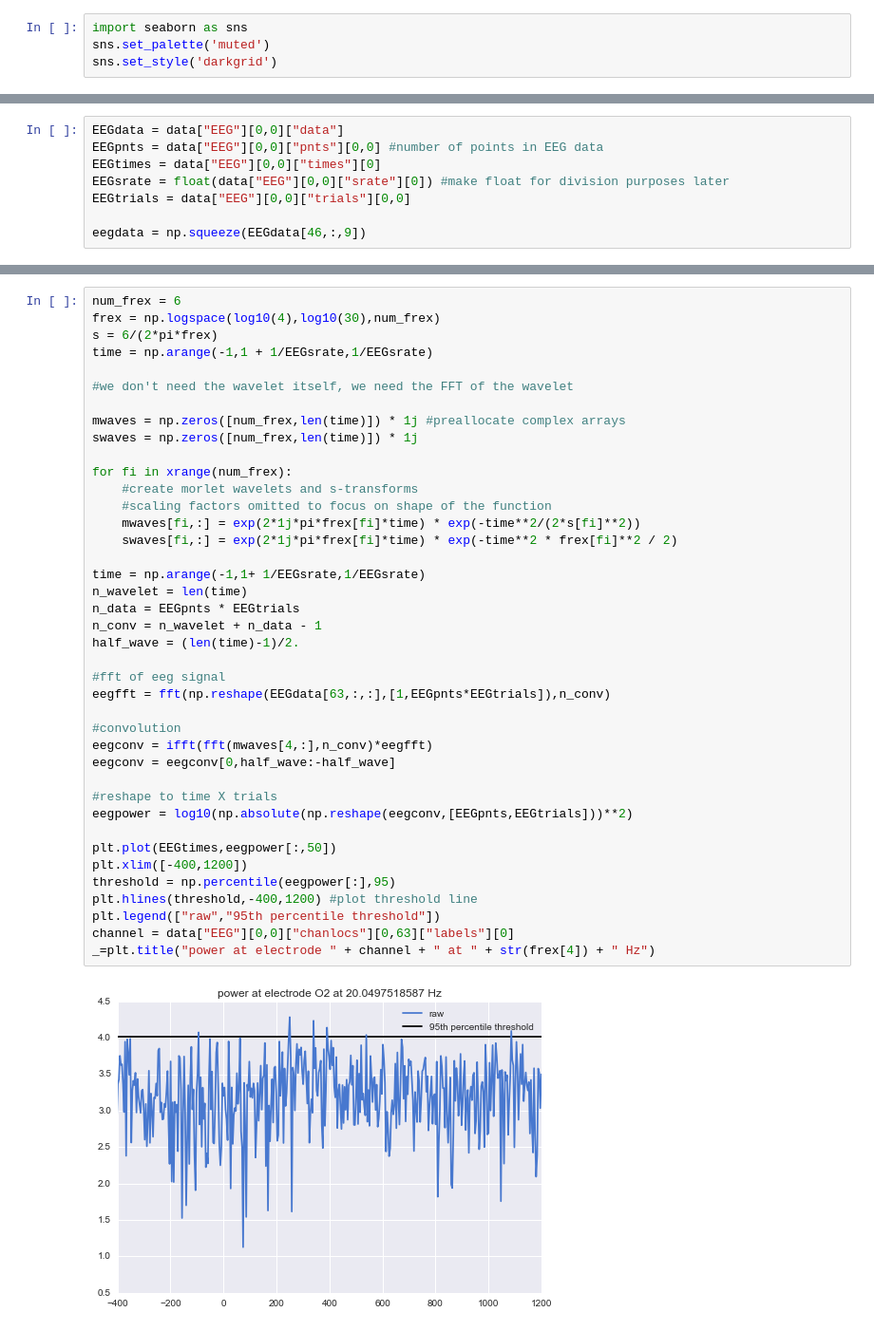
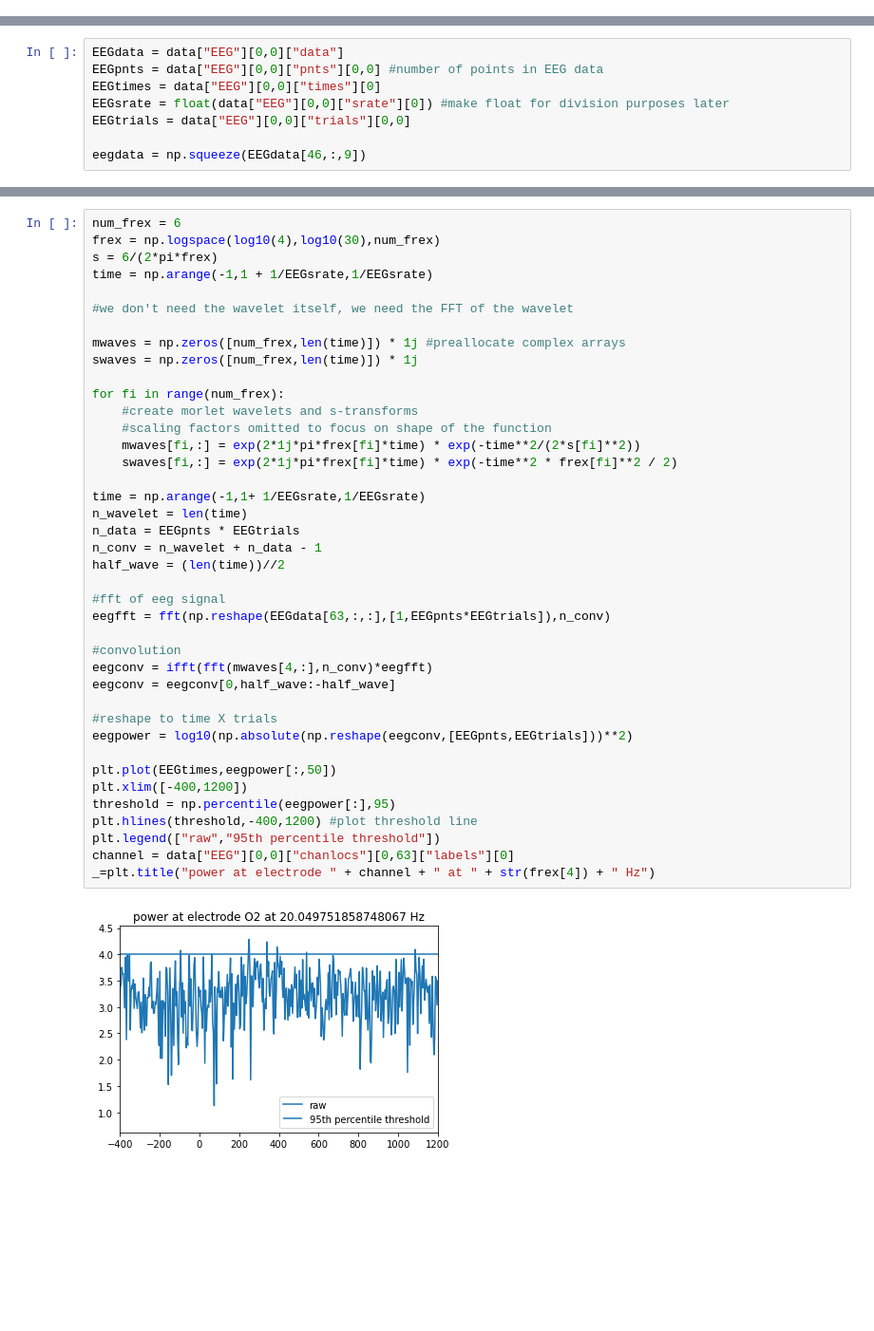
Before and after one commit to lyndond/Analyzing_Neural_Time_Series, a Jupyter notebook: chapter17.ipynb, the cells around one changed output, grey strips where cells are left out. Shown: that part at 95% size. Drawn from its saved outputs; the diff is of its cells as text; blank space fills up the shorter version.

```diff
--- a/chapter17.ipynb
+++ b/chapter17.ipynb
@@ -13,9 +10,5 @@ from numpy.fft import fft, ifft
 # %% [markdown]
 Import optional library for prettier plots
-# %%
-import seaborn as sns
-sns.set_palette('muted')
-sns.set_style('darkgrid')
 # %%
 data = scipy.io.loadmat('sampleEEGdata')
 # %%
@@ -39,35 +32,35 @@ time = np.arange(-1,1 + 1/EEGsrate,1/EEGsrate)
 mwaves = np.zeros([num_frex,len(time)]) * 1j #preallocate complex arrays
 swaves = np.zeros([num_frex,len(time)]) * 1j
 
-for fi in xrange(num_frex):
+for fi in range(num_frex):
     #create morlet wavelets and s-transforms
     #scaling factors omitted to focus on shape of the function
     mwaves[fi,:] = exp(2*1j*pi*frex[fi]*time) * exp(-time**2/(2*s[fi]**2))
     swaves[fi,:] = exp(2*1j*pi*frex[fi]*time) * exp(-time**2 * frex[fi]**2 / 2)
 
 time = np.arange(-1,1+ 1/EEGsrate,1/EEGsrate)
 n_wavelet = len(time)
 n_data = EEGpnts * EEGtrials
 n_conv = n_wavelet + n_data - 1
-half_wave = (len(time)-1)/2.
+half_wave = (len(time))//2
 
 #fft of eeg signal
 eegfft = fft(np.reshape(EEGdata[63,:,:],[1,EEGpnts*EEGtrials]),n_conv)
 
 #convolution
 eegconv = ifft(fft(mwaves[4,:],n_conv)*eegfft)
 eegconv = eegconv[0,half_wave:-half_wave]
 
 #reshape to time X trials
 eegpower = log10(np.absolute(np.reshape(eegconv,[EEGpnts,EEGtrials]))**2)
 
 plt.plot(EEGtimes,eegpower[:,50])
 plt.xlim([-400,1200])
 threshold = np.percentile(eegpower[:],95)
 plt.hlines(threshold,-400,1200) #plot threshold line
 plt.legend(["raw","95th percentile threshold"])
 channel = data["EEG"][0,0]["chanlocs"][0,63]["labels"][0]
 _=plt.title("power at electrode " + channel + " at " + str(frex[4]) + " Hz")
 # %% [output]
-[figure, old version]
+[figure, new version]
 # %% [markdown]
```
Also changed, not shown: parts of 6 cells of this notebook, 1 other file.
